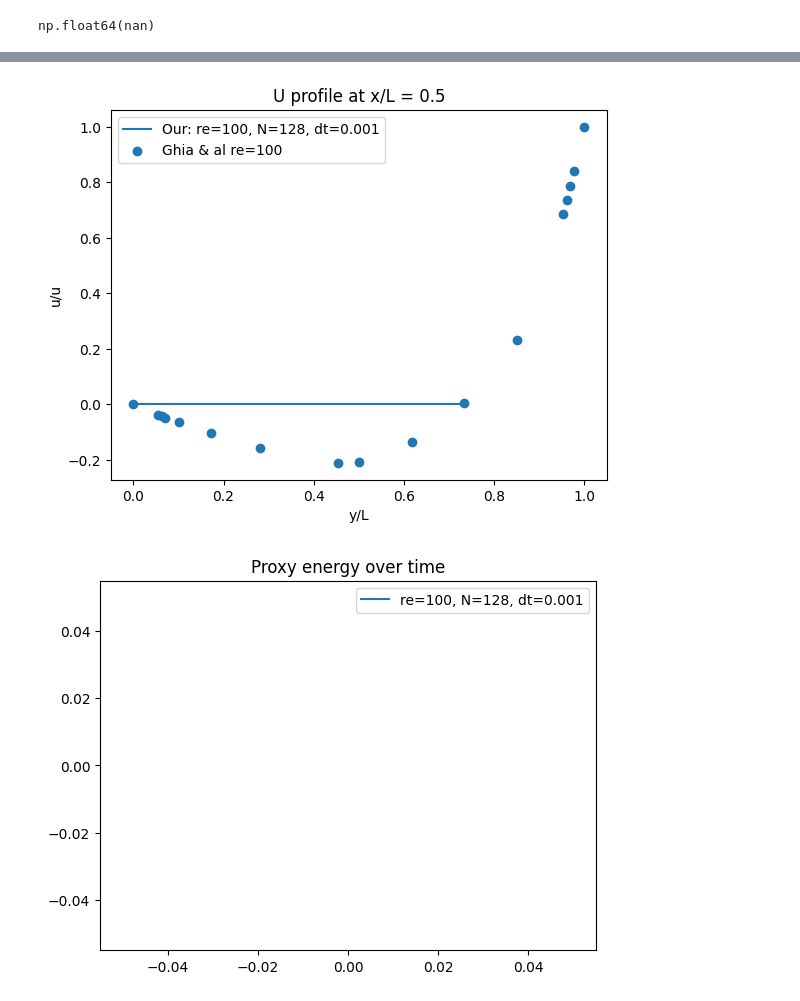
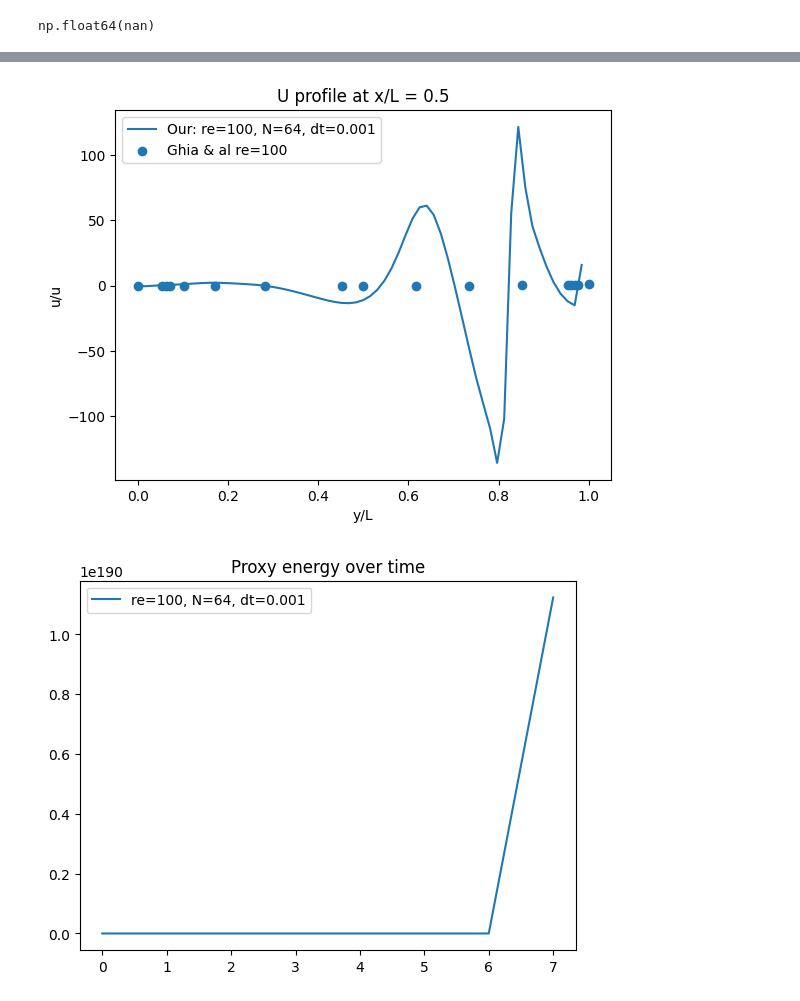
Before and after one commit to kz2wd/CFD-Solver, a Jupyter notebook: C/analyse_c_out.ipynb, the cells around one changed output, grey strips where cells are left out. Cells and saved outputs as stored; diff of their text form; code cells hidden in the pictures.

```diff
--- a/C/analyse_c_out.ipynb
+++ b/C/analyse_c_out.ipynb
@@ -15,3 +15,5 @@ run.shape
+# %%
+run = run[20:]
 # %%
 
 def profile_at_time(snapshot, re, X, dx, dt, K, add_ref_data=True, auto_plot=True, **kwargs):
@@ -37,14 +39,14 @@ def profile_at_time(snapshot, re, X, dx, dt, K, add_ref_data=True, auto_plot=Tru
         plt.show()
 # %%
 re = 100
-X = 128
+X = 64
 dx = 1.0 / float(X)
 dt = 1e-3
 K = 1
 
-profile_at_time(run[1], re, X, dx, dt, K)
+profile_at_time(run[5], re, X, dx, dt, K)
 # %% [output]
-[figure, old version]
+[figure, new version]
 # %%
 def energy_over_time(u, re, X, dt, auto_plot=True, **kwargs):
 
@@ -59,7 +61,7 @@ def energy_over_time(u, re, X, dt, auto_plot=True, **kwargs):
 
 energy_over_time(run, re, X, dt)
 # %% [output]
-[figure, old version]
+[figure, new version]
 # %%
 import napari
 u = np.swapaxes(run, 1, 2)  # invert axe for napari
```
Also changed, not shown: parts of 3 cells of this notebook, 2 other files.
